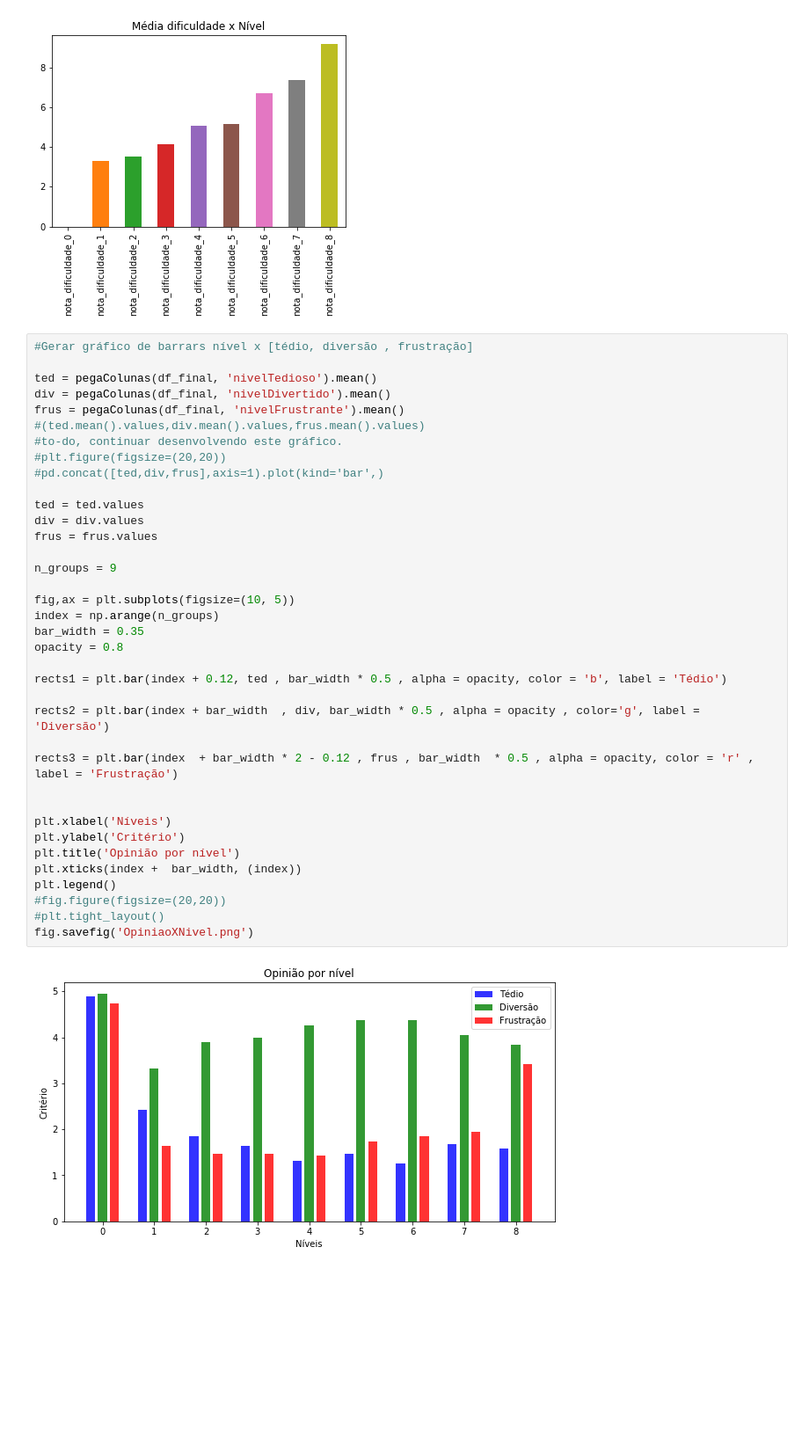
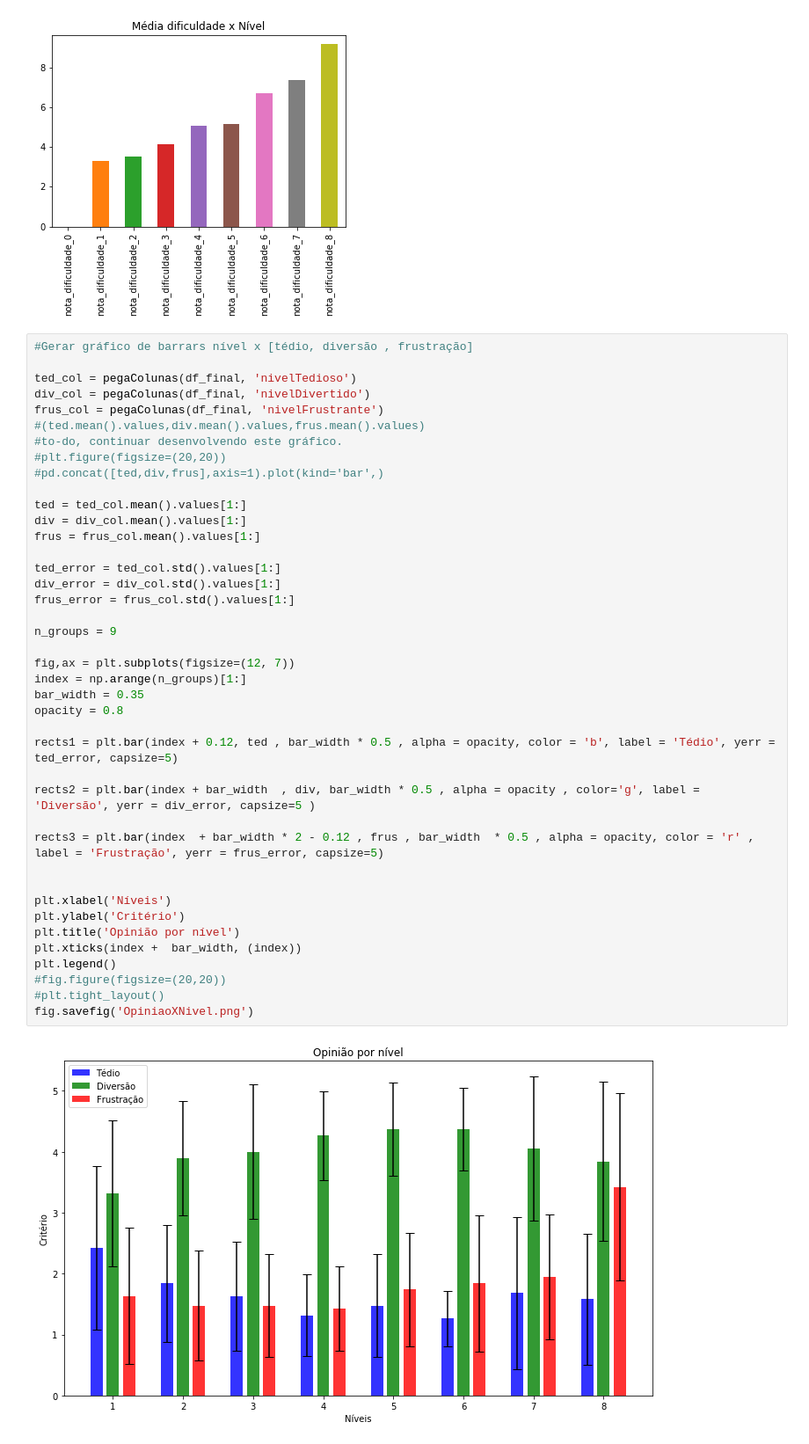
Before and after one commit to wagneralbjr/tcc-dda, a Jupyter notebook: Trata Dados TCC.ipynb, the cells around one changed output. Shown at 88% size. Drawn from its saved outputs; the diff is of its cells as text; blank space fills up the shorter version.

```diff
--- a/Trata Dados TCC.ipynb
+++ b/Trata Dados TCC.ipynb
@@ -158,39 +138,43 @@ Text(0.5,1,'Média dificuldade x Nível')
 # %%
 #Gerar gráfico de barrars nível x [tédio, diversão , frustração]
 
-ted = pegaColunas(df_final, 'nivelTedioso').mean()
-div = pegaColunas(df_final, 'nivelDivertido').mean()
-frus = pegaColunas(df_final, 'nivelFrustrante').mean()
+ted_col = pegaColunas(df_final, 'nivelTedioso')
+div_col = pegaColunas(df_final, 'nivelDivertido')
+frus_col = pegaColunas(df_final, 'nivelFrustrante')
 #(ted.mean().values,div.mean().values,frus.mean().values)
 #to-do, continuar desenvolvendo este gráfico.
 #plt.figure(figsize=(20,20))
 #pd.concat([ted,div,frus],axis=1).plot(kind='bar',)
 
-ted = ted.values
-div = div.values
-frus = frus.values
+ted = ted_col.mean().values[1:]
+div = div_col.mean().values[1:]
+frus = frus_col.mean().values[1:]
+
+ted_error = ted_col.std().values[1:]
+div_error = div_col.std().values[1:]
+frus_error = frus_col.std().values[1:]
 
 n_groups = 9
 
-fig,ax = plt.subplots(figsize=(10, 5))
-index = np.arange(n_groups)
+fig,ax = plt.subplots(figsize=(12, 7))
+index = np.arange(n_groups)[1:]
 bar_width = 0.35
 opacity = 0.8
 
-rects1 = plt.bar(index + 0.12, ted , bar_width * 0.5 , alpha = opacity, color = 'b', label = 'Tédio')
+rects1 = plt.bar(index + 0.12, ted , bar_width * 0.5 , alpha = opacity, color = 'b', label = 'Tédio', yerr = ted_error, capsize=5)
 
-rects2 = plt.bar(index + bar_width  , div, bar_width * 0.5 , alpha = opacity , color='g', label = 'Diversão')
+rects2 = plt.bar(index + bar_width  , div, bar_width * 0.5 , alpha = opacity , color='g', label = 'Diversão', yerr = div_error, capsize=5 )
 
-rects3 = plt.bar(index  + bar_width * 2 - 0.12 , frus , bar_width  * 0.5 , alpha = opacity, color = 'r' , label = 'Frustração')
+rects3 = plt.bar(index  + bar_width * 2 - 0.12 , frus , bar_width  * 0.5 , alpha = opacity, color = 'r' , label = 'Frustração', yerr = frus_error, capsize=5)
 
 
 plt.xlabel('Níveis')
 plt.ylabel('Critério')
 plt.title('Opinião por nível')
 plt.xticks(index +  bar_width, (index))
 plt.legend()
 #fig.figure(figsize=(20,20))
 #plt.tight_layout()
 fig.savefig('OpiniaoXNivel.png')
 # %% [output]
-[figure, old version]
+[figure, new version]
```
Also changed, not shown: parts of 2 cells of this notebook, 1 other file.
